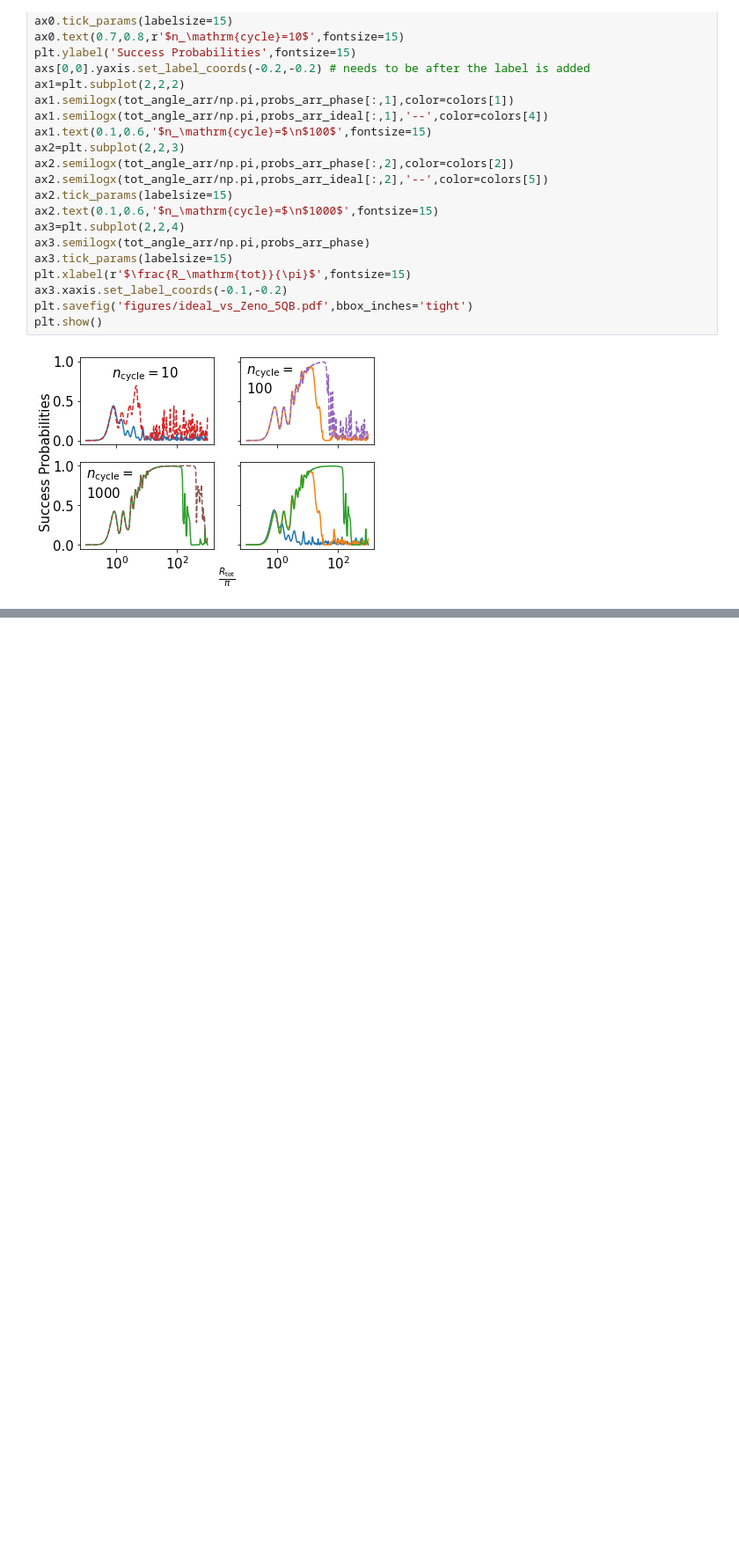
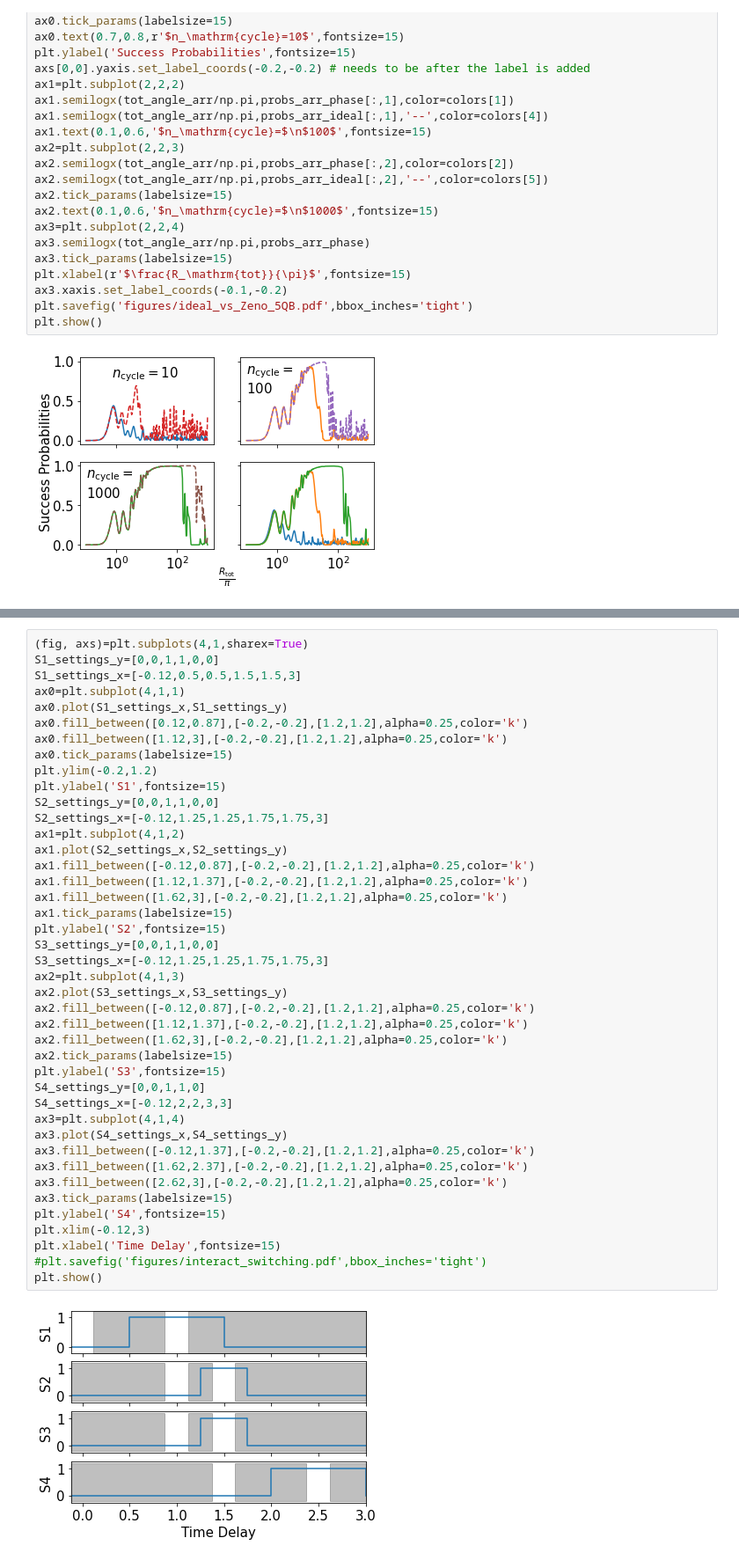
Before and after one commit to qci-github/eqc-studies, a Jupyter notebook: optical_annealing_code/optical_annealing_paper_plots.ipynb, the cells around one changed output, grey strips where cells are left out. Shown at 88% size. Drawn from its saved outputs; the diff is of its cells as text; blank space fills up the shorter version.

```diff
--- a/optical_annealing_code/optical_annealing_paper_plots.ipynb
+++ b/optical_annealing_code/optical_annealing_paper_plots.ipynb
@@ -597,0 +736,44 @@ plt.show()
+# %%
+(fig, axs)=plt.subplots(4,1,sharex=True)
+S1_settings_y=[0,0,1,1,0,0]
+S1_settings_x=[-0.12,0.5,0.5,1.5,1.5,3]
+ax0=plt.subplot(4,1,1)
+ax0.plot(S1_settings_x,S1_settings_y)
+ax0.fill_between([0.12,0.87],[-0.2,-0.2],[1.2,1.2],alpha=0.25,color='k')
+ax0.fill_between([1.12,3],[-0.2,-0.2],[1.2,1.2],alpha=0.25,color='k')
+ax0.tick_params(labelsize=15)
+plt.ylim(-0.2,1.2)
+plt.ylabel('S1',fontsize=15)
+S2_settings_y=[0,0,1,1,0,0]
+S2_settings_x=[-0.12,1.25,1.25,1.75,1.75,3]
+ax1=plt.subplot(4,1,2)
+ax1.plot(S2_settings_x,S2_settings_y)
+ax1.fill_between([-0.12,0.87],[-0.2,-0.2],[1.2,1.2],alpha=0.25,color='k')
+ax1.fill_between([1.12,1.37],[-0.2,-0.2],[1.2,1.2],alpha=0.25,color='k')
+ax1.fill_between([1.62,3],[-0.2,-0.2],[1.2,1.2],alpha=0.25,color='k')
+ax1.tick_params(labelsize=15)
+plt.ylabel('S2',fontsize=15)
+S3_settings_y=[0,0,1,1,0,0]
+S3_settings_x=[-0.12,1.25,1.25,1.75,1.75,3]
+ax2=plt.subplot(4,1,3)
+ax2.plot(S3_settings_x,S3_settings_y)
+ax2.fill_between([-0.12,0.87],[-0.2,-0.2],[1.2,1.2],alpha=0.25,color='k')
+ax2.fill_between([1.12,1.37],[-0.2,-0.2],[1.2,1.2],alpha=0.25,color='k')
+ax2.fill_between([1.62,3],[-0.2,-0.2],[1.2,1.2],alpha=0.25,color='k')
+ax2.tick_params(labelsize=15)
+plt.ylabel('S3',fontsize=15)
+S4_settings_y=[0,0,1,1,0]
+S4_settings_x=[-0.12,2,2,3,3]
+ax3=plt.subplot(4,1,4)
+ax3.plot(S4_settings_x,S4_settings_y)
+ax3.fill_between([-0.12,1.37],[-0.2,-0.2],[1.2,1.2],alpha=0.25,color='k')
+ax3.fill_between([1.62,2.37],[-0.2,-0.2],[1.2,1.2],alpha=0.25,color='k')
+ax3.fill_between([2.62,3],[-0.2,-0.2],[1.2,1.2],alpha=0.25,color='k')
+ax3.tick_params(labelsize=15)
+plt.ylabel('S4',fontsize=15)
+plt.xlim(-0.12,3)
+plt.xlabel('Time Delay',fontsize=15)
+#plt.savefig('figures/interact_switching.pdf',bbox_inches='tight')
+plt.show()
+# %% [output]
+[figure, added]
```
Also changed, not shown: parts of 8 cells of this notebook.
